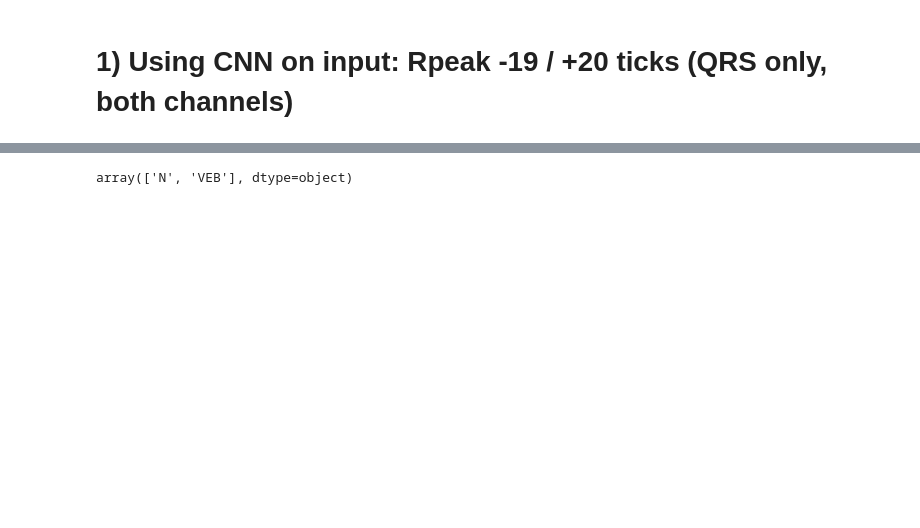
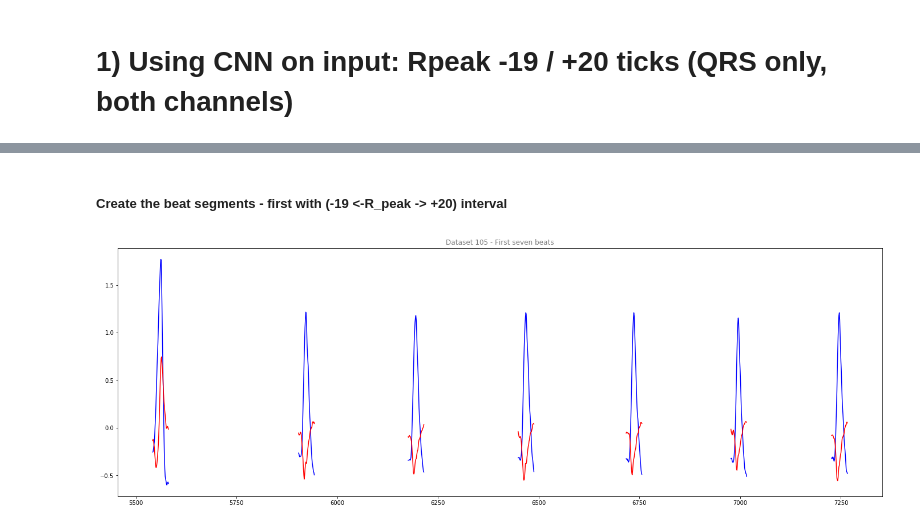
Before and after one commit to lhadhazy/neural_ffn_ecg_tensorflow, a Jupyter notebook: cnn.ipynb, the cells around one changed output, grey strips where cells are left out. Cells and saved outputs as stored; diff of their text form; code cells hidden in the pictures; blank space fills up the shorter version.

```diff
--- a/cnn.ipynb
+++ b/cnn.ipynb
@@ -21,4 +23,31 @@ dfann['Type'] = dfann['Type'].map(vals_to_replace)
-# %%
-dfann['Type'].unique()
-# %% [output]
-array(['N', 'VEB'], dtype=object)
+# %% [markdown]
+##### Create the beat segments - first with (-19 <-R_peak -> +20) interval
+# %%
+import matplotlib.pyplot as plt
+%matplotlib inline
+
+preX = 19;
+postX = 20;
+begNList = [];
+endNList = [];
+mixNList = [];
+sliceNList = [];
+
+for index, row in ds2_ann["105"].iterrows():
+    Nbegin = row['sample'] - preX;
+    Nend = row['sample'] + postX;
+    begNList.append(Nbegin);
+    endNList.append(Nend);
+
+mixNList = tuple(zip(begNList,endNList))
+mixNList[-1]
+
+plt.figure(figsize=(24,8))
+
+for x in range(20,27):
+    dfseg1 = ds2_all["105"][(ds2_all["105"]['sample'] >= mixNList[x][0]) & (ds2_all["105"]['sample'] <= mixNList[x][1])]
+    plt.title('Dataset 105 - First seven beats', color="grey")
+    plt.plot(dfseg1['MLII'], color="blue")
+    plt.plot(dfseg1['V5'], color="red")
+# %% [output]
+[figure, added]
```
Also changed, not shown: parts of 5 cells of this notebook, 1 other file.
